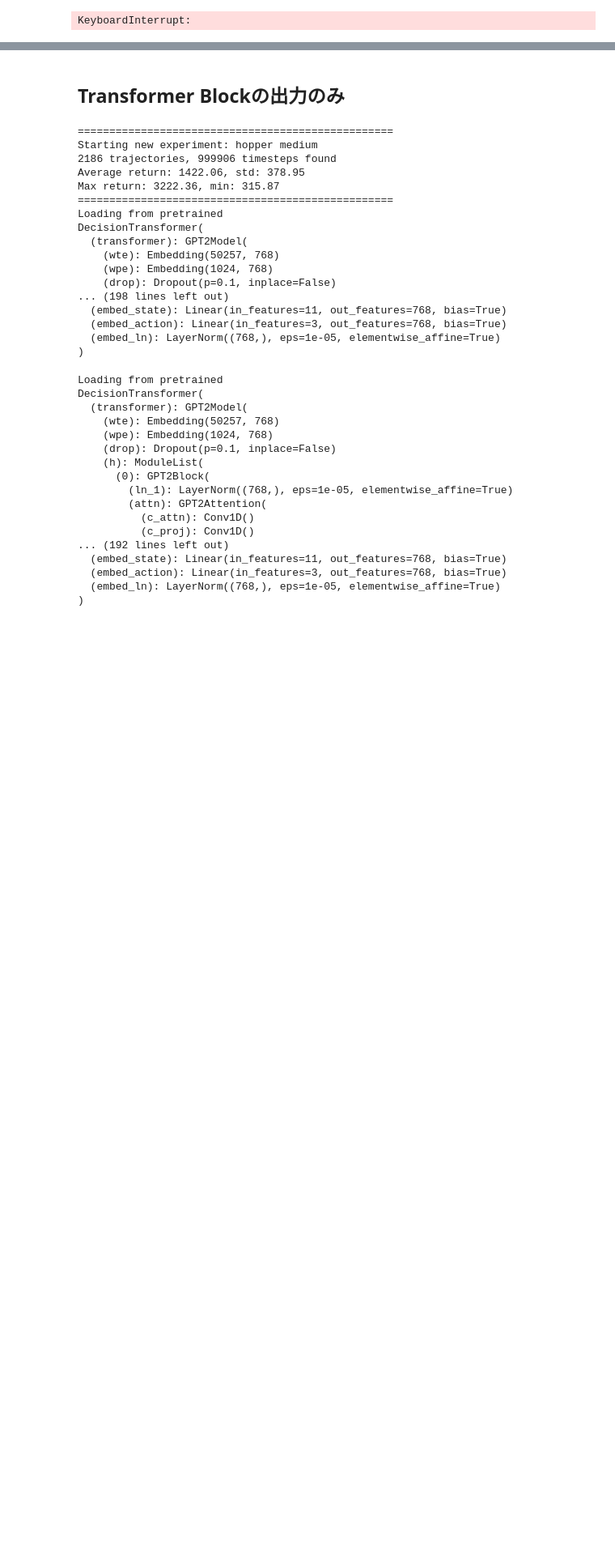
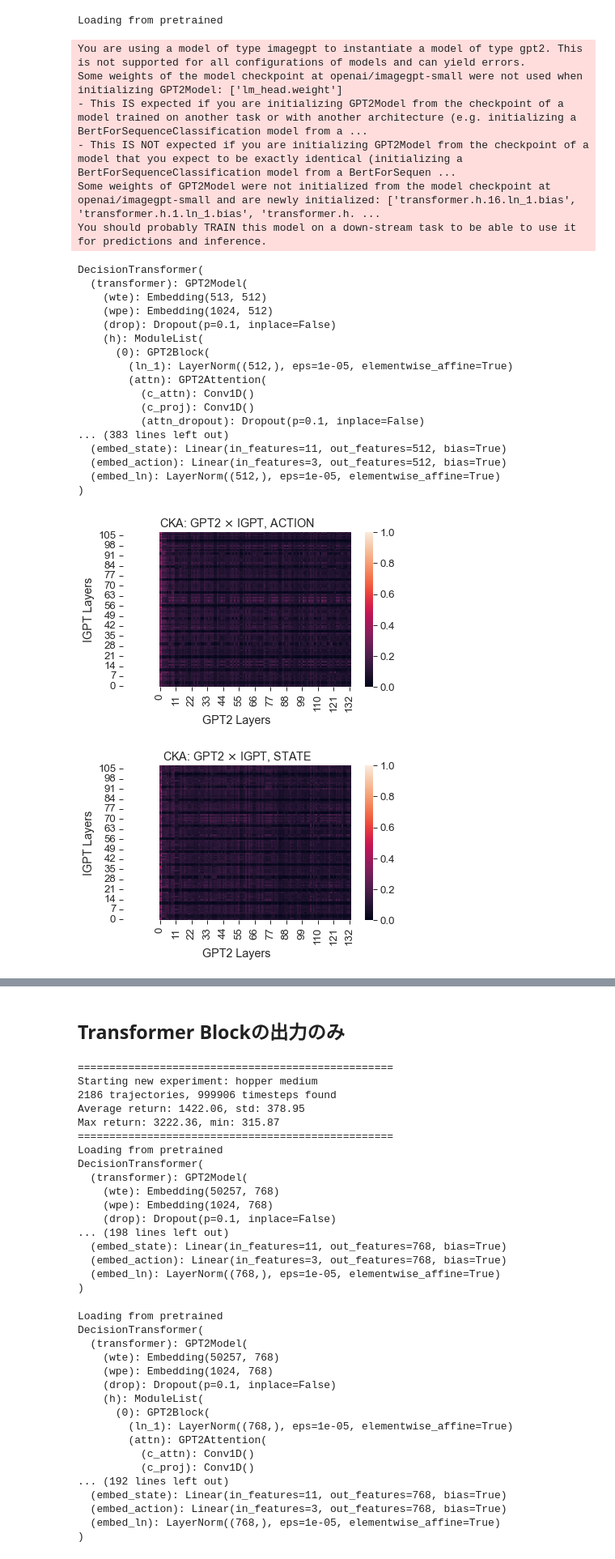
Before and after one commit to t46/can-wikipedia-help-offline-rl, a Jupyter notebook: code/notebooks/representational_similarity.ipynb, the cells around one changed output, grey strips where cells are left out. Shown at 81% size. Cells and saved outputs as stored; diff of their text form; code cells hidden in the pictures; blank space fills up the shorter version.

```diff
--- a/code/notebooks/representational_similarity.ipynb
+++ b/code/notebooks/representational_similarity.ipynb
@@ -28,0 +2205,4 @@ import matplotlib.pyplot as plt
+# %%
+idx_list = list(np.where(cka_diag > 0.7)[0])
+for idx in idx_list:
+    print(list(activation_ordered.keys())[idx])
@@ -29,7 +2671,7 @@ import matplotlib.pyplot as plt
 # %%
 seed = 666
 
-models_compared = ['gpt2', 'gpt2']  # 'gpt2', 'clip', 'igpt'
+models_compared = ['gpt2', 'igpt']  # 'gpt2', 'clip', 'igpt'
 
 env_name_list = ['hopper', 'halfcheetah', 'walker2d']
 
@@ -383,7 +3025,23 @@ for env_name in env_name_list:
             'share_input_output_proj': True
         }
 
-        activation_list.append(activation)
+        activation_ordered = {}
+        block_name_list = [
+            'ln_1',
+            'attn.c_attn',
+            'attn.c_proj',
+            'attn.resid_dropout',
+            'ln_2',
+            'mlp.c_fc',
+            'mlp.c_proj',
+            'mlp.act',
+            'mlp.dropout'
+        ]
+        for block_id in range(len(model.transformer.h)):
+            for block_name in block_name_list:
+                activation_ordered[f'{block_id}.{block_name}'] = activation[f'{block_id}.{block_name}']
+
+        activation_list.append(activation_ordered)
 
     sns.set_style("ticks")
     sns.set_context("paper", 1.5, {"lines.linewidth": 2})
@@ -403,7 +3061,7 @@ for env_name in env_name_list:
         np.save(f'results/cka_{models_compared[0]}{models_compared[1]}_{env_name}_{dataset_name}_{seed}_{reward_state_action}.npy', cka_matrix)
 
 
-        ax = sns.heatmap(cka_matrix)
+        ax = sns.heatmap(cka_matrix, vmin=0, vmax=1)
         ax.axis('equal')
         plt.ylim(0, num_activation)
         plt.xlim(0, num_activation)
@@ -411,7 +3069,7 @@ for env_name in env_name_list:
         plt.ylabel(f'{models_compared[1].upper()} Layers')
         plt.title(f'CKA: {models_compared[0].upper()} ' + r'$\times$' + f' {models_compared[1].upper()}, ' + f'{reward_state_action.upper()}')
         plt.tight_layout()
-        plt.savefig(f'figs/cka_{env_name}_{dataset_name}_{seed}_{reward_state_action}.pdf')
+        plt.savefig(f'figs/cka_{models_compared[0]}{models_compared[1]}_{env_name}_{dataset_name}_{seed}_{reward_state_action}.pdf')
         plt.show()
 # %% [output]
 ==================================================
@@ -424 +3092,26 @@ Loading from pretrained
-KeyboardInterrupt:
+Loading from pretrained
+You are using a model of type imagegpt to instantiate a model of type gpt2. This is not supported for all configurations of models and can yield errors.
+Some weights of the model checkpoint at openai/imagegpt-small were not used when initializing GPT2Model: ['lm_head.weight']
+- This IS expected if you are initializing GPT2Model from the checkpoint of a model trained on another task or with another architecture (e.g. initializing a BertForSequenceClassification model from a ...
+- This IS NOT expected if you are initializing GPT2Model from the checkpoint of a model that you expect to be exactly identical (initializing a BertForSequenceClassification model from a BertForSequen ...
+Some weights of GPT2Model were not initialized from the model checkpoint at openai/imagegpt-small and are newly initialized: ['transformer.h.16.ln_1.bias', 'transformer.h.1.ln_1.bias', 'transformer.h. ...
+You should probably TRAIN this model on a down-stream task to be able to use it for predictions and inference.
+DecisionTransformer(
+  (transformer): GPT2Model(
+    (wte): Embedding(513, 512)
+    (wpe): Embedding(1024, 512)
+    (drop): Dropout(p=0.1, inplace=False)
+    (h): ModuleList(
+      (0): GPT2Block(
+        (ln_1): LayerNorm((512,), eps=1e-05, elementwise_affine=True)
+        (attn): GPT2Attention(
+          (c_attn): Conv1D()
+          (c_proj): Conv1D()
+          (attn_dropout): Dropout(p=0.1, inplace=False)
+... (383 lines left out)
+  (embed_state): Linear(in_features=11, out_features=512, bias=True)
+  (embed_action): Linear(in_features=3, out_features=512, bias=True)
+  (embed_ln): LayerNorm((512,), eps=1e-05, elementwise_affine=True)
+)
+[figure, added]
+[figure, added]
```
Also changed, not shown: parts of 22 cells of this notebook, 8 other files.
